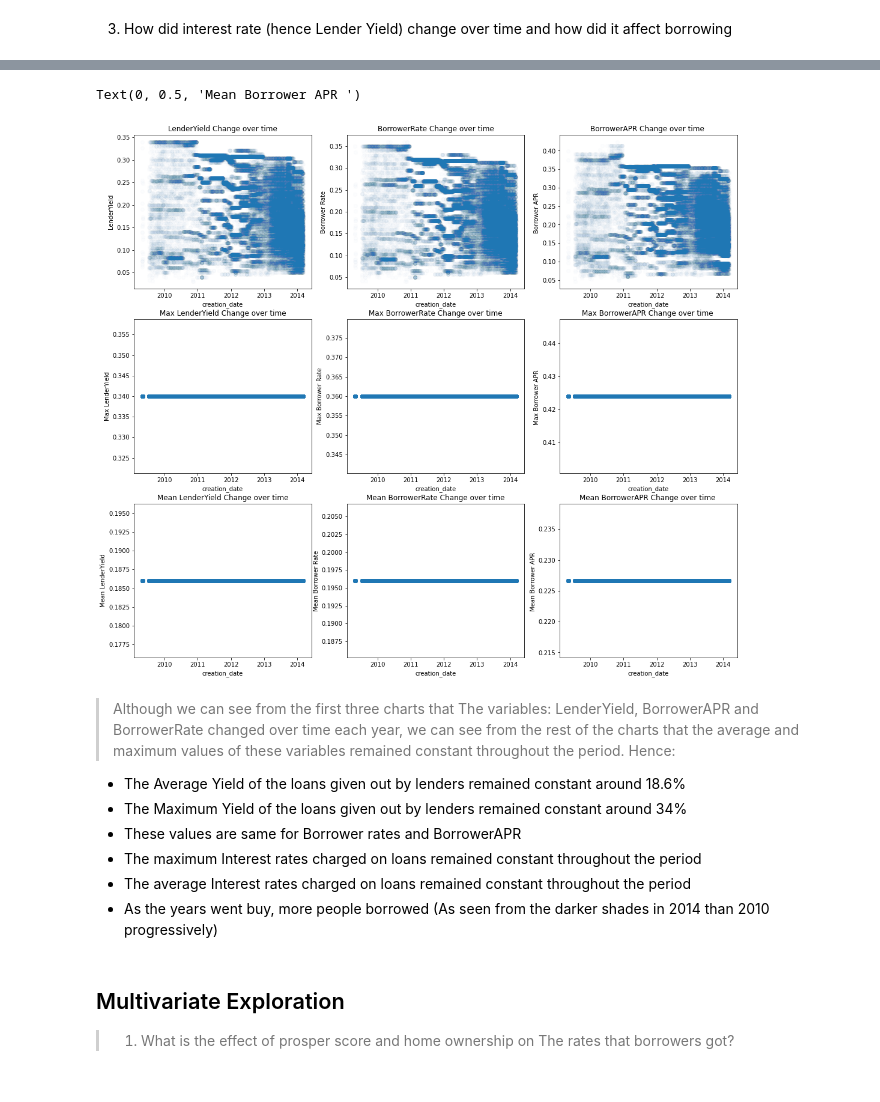
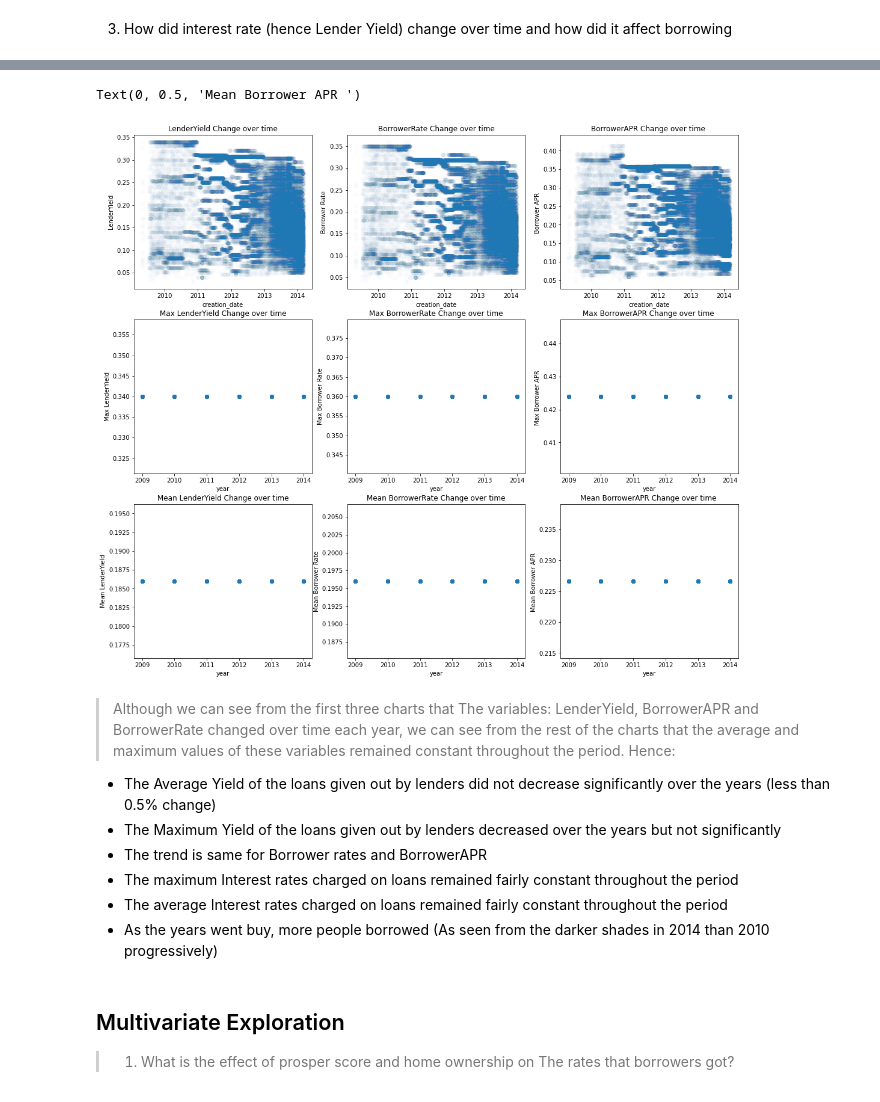
Before and after one commit to platoalex/ProsperLoan-Data-Visualisation-Project, a Jupyter notebook: Part_I_exploration.ipynb, the cells around one changed output, grey strips where cells are left out. Drawn from its saved outputs; the diff is of its cells as text; code cells hidden in the pictures.

```diff
--- a/Part_I_exploration.ipynb
+++ b/Part_I_exploration.ipynb
@@ -344,11 +344,13 @@ plt.title('Prosper Rating Vs Loan Original Amount');
 # %%
 prosper1=prosper.copy()
 # %%
+import datetime
+
 # splitting date and time from ListingCreationDate  to create a date and time column for our analysis
-prosper['creation_date'] = pd.to_datetime(prosper['ListingCreationDate']).dt.date
+prosper['year'] = pd.to_datetime(prosper['ListingCreationDate'],format='%Y-%m-%d %H:%M:%S').dt.year #Creating the "year" column
 prosper['creation_time'] = pd.to_datetime(prosper['ListingCreationDate']).dt.time
 
-#Creating columns for maximun and average lender Yield, Average Borrower rate and average borrower APR in order to visualise how these changed over the years
+#Creating columns for maximun and average lender Yield, Average Borrower rate and average borrower APR for each year in order to visualise how these changed over the years
 prosper['MaxLenderYield'] = prosper['LenderYield'].max();
 prosper['MaxBorrowerRate'] = prosper['BorrowerRate'].max();
 prosper['MaxBorrowerAPR'] = prosper['BorrowerAPR'].max();
@@ -395,53 +415,53 @@ plt.title('BorrowerAPR Change over time ')
 plt.xlabel('creation_date')
 plt.ylabel('Borrower APR ')
 
 #Maximum values
 plt.subplot(3,3,4)
-sb.regplot(data = prosper, x = 'creation_date', y = 'MaxLenderYield', fit_reg=False);
+sb.regplot(data = prosper, x = 'year', y = 'MaxLenderYield', fit_reg=False);
 plt.title('Max LenderYield Change over time')
-plt.xlabel('creation_date')
+plt.xlabel('year')
 plt.ylabel('Max LenderYield')
 
 plt.subplot(3,3,5)
-sb.regplot(data = prosper, x = 'creation_date', y = 'MaxBorrowerRate', fit_reg=False);
+sb.regplot(data = prosper, x = 'year', y = 'MaxBorrowerRate', fit_reg=False);
 plt.title('Max BorrowerRate Change over time')
-plt.xlabel('creation_date')
+plt.xlabel('year')
 plt.ylabel('Max Borrower Rate')
 
 plt.subplot(3,3,6)
-sb.regplot(data = prosper, x = 'creation_date', y = 'MaxBorrowerAPR', fit_reg=False);
+sb.regplot(data = prosper, x = 'year', y = 'MaxBorrowerAPR', fit_reg=False);
 plt.title('Max BorrowerAPR Change over time ')
-plt.xlabel('creation_date')
+plt.xlabel('year')
 plt.ylabel('Max Borrower APR ')
 
 #Mean Values
 plt.subplot(3,3,7)
-sb.regplot(data = prosper, x = 'creation_date', y = 'MeanLenderYield', fit_reg=False);
+sb.regplot(data = prosper, x = 'year', y = 'MeanLenderYield', fit_reg=False);
 plt.title('Mean LenderYield Change over time')
-plt.xlabel('creation_date')
+plt.xlabel('year')
 plt.ylabel('Mean LenderYield')
 
 plt.subplot(3,3,8)
-sb.regplot(data = prosper, x = 'creation_date', y = 'MeanBorrowerRate', fit_reg=False);
+sb.regplot(data = prosper, x = 'year', y = 'MeanBorrowerRate', fit_reg=False);
 plt.title('Mean BorrowerRate Change over time')
-plt.xlabel('creation_date')
+plt.xlabel('year')
 plt.ylabel('Mean Borrower Rate')
 
 plt.subplot(3,3,9)
-sb.regplot(data = prosper, x = 'creation_date', y = 'MeanBorrowerAPR', fit_reg=False);
+sb.regplot(data = prosper, x = 'year', y = 'MeanBorrowerAPR', fit_reg=False);
 plt.title('Mean BorrowerAPR Change over time ')
-plt.xlabel('creation_date')
+plt.xlabel('year')
 plt.ylabel('Mean Borrower APR ')
 # %% [output]
 Text(0, 0.5, 'Mean Borrower APR ')
-[figure, old version]
+[figure, new version]
 # %% [markdown]
 > Although we can see from the first three charts that The variables: LenderYield, BorrowerAPR and BorrowerRate changed over time each year, we can see from the rest of the charts that the average and maximum values of these variables remained constant throughout the period. Hence:
-- The Average Yield of the loans given out by lenders remained constant around 18.6%
-- The Maximum Yield of the loans given out by lenders remained constant around 34%
-- These values are same for Borrower rates and BorrowerAPR
-- The maximum Interest rates charged on loans remained constant throughout the period
-- The average Interest rates charged on loans remained constant throughout the period
+- The Average Yield of the loans given out by lenders did not decrease significantly over the years (less than 0.5% change)
+- The Maximum Yield of the loans given out by lenders decreased over the years but not significantly
+- The trend is same for Borrower rates and BorrowerAPR
+- The maximum Interest rates charged on loans remained fairly constant throughout the period
+- The average Interest rates charged on loans remained fairly constant throughout the period
 - As the years went buy, more people borrowed (As seen from the darker shades in 2014 than 2010 progressively)
 # %% [markdown]
 ## Multivariate Exploration
```
Also changed, not shown: parts of 3 cells of this notebook.
